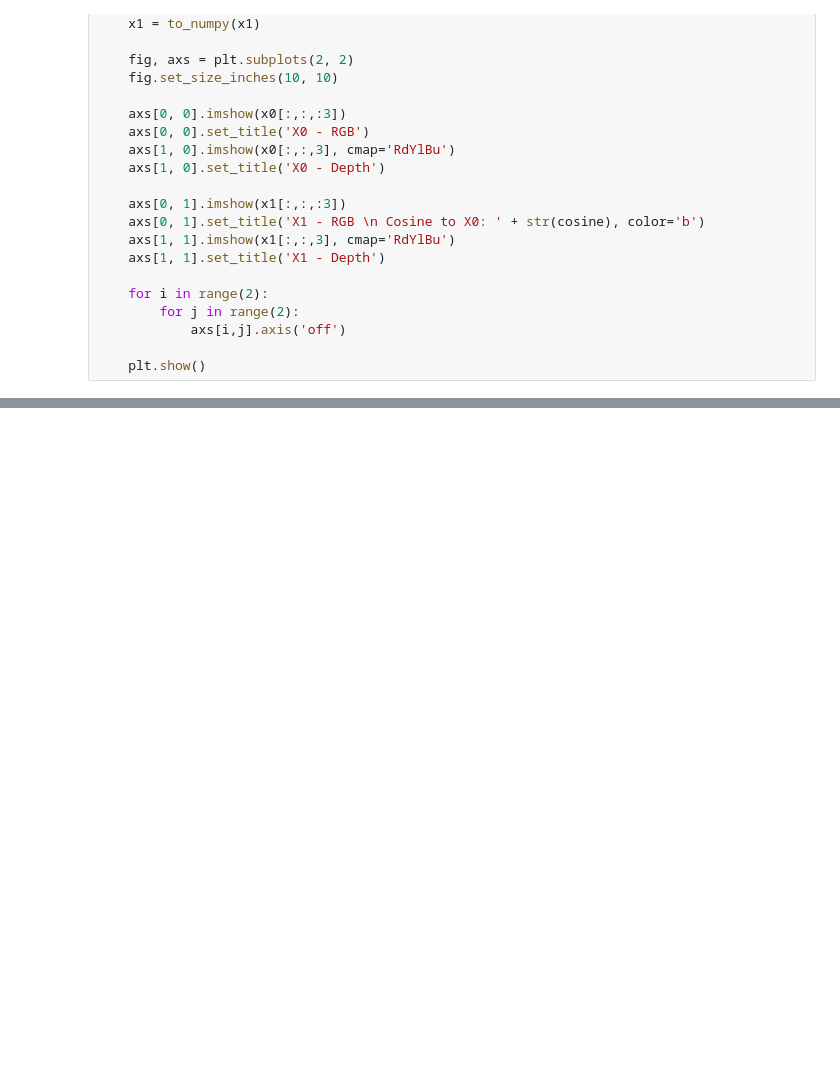
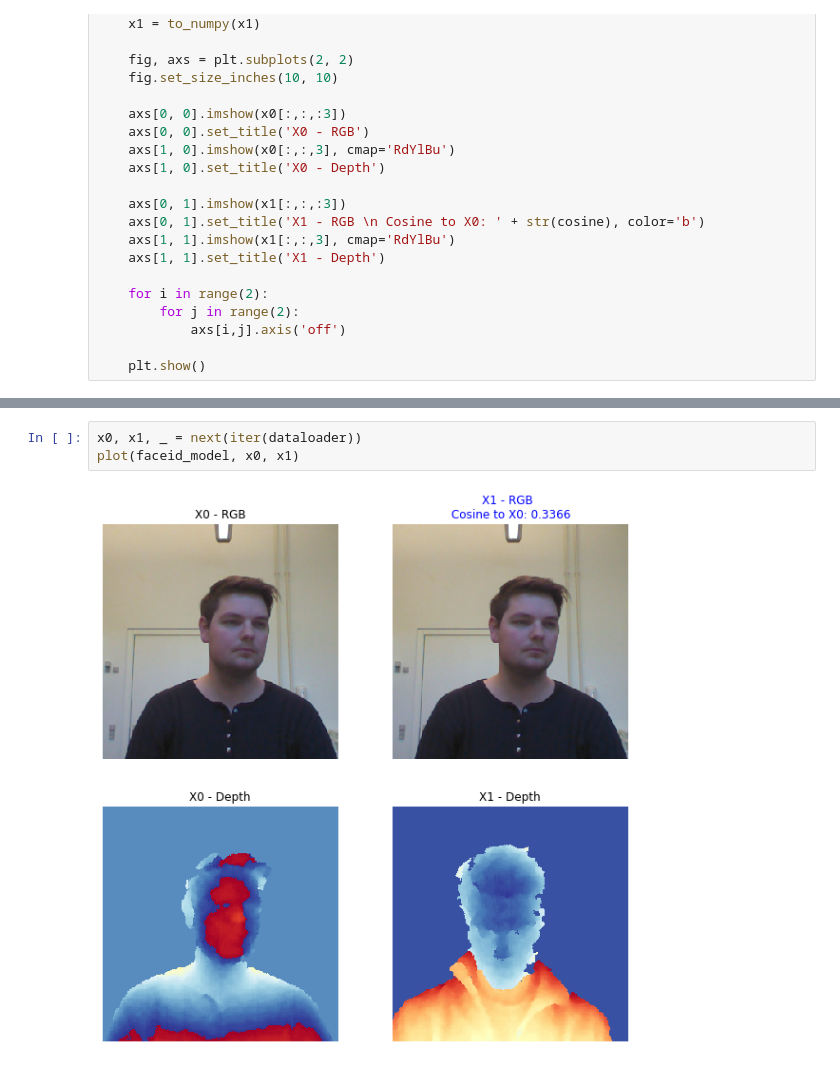
Before and after one commit to huyvnphan/FaceID, a Jupyter notebook: faceid_test.ipynb, the cells around one changed output, grey strips where cells are left out. Cells and saved outputs as stored; diff of their text form; blank space fills up the shorter version.

```diff
--- a/faceid_test.ipynb
+++ b/faceid_test.ipynb
@@ -60,0 +67,5 @@ plot(faceid_model, x0, x1)
+# %%
+x0, x1, _ = next(iter(dataloader))
+plot(faceid_model, x0, x1)
+# %% [output]
+[figure, added]
```
Also changed, not shown: parts of 7 cells of this notebook, 10 other files.
